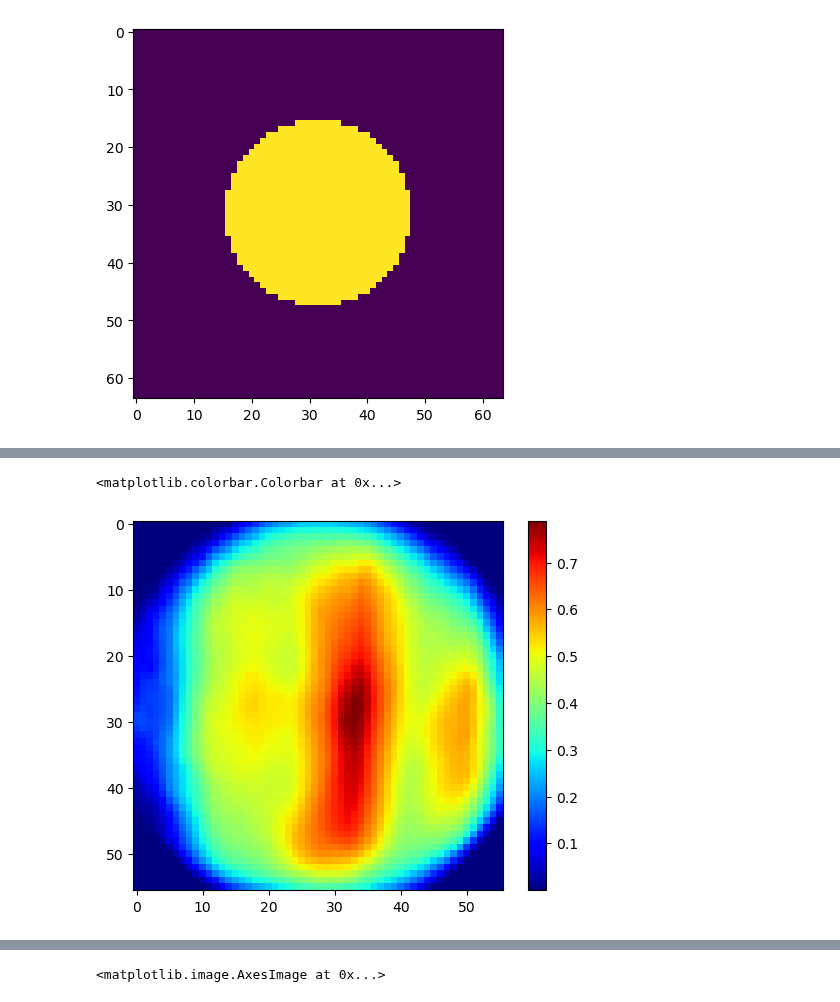
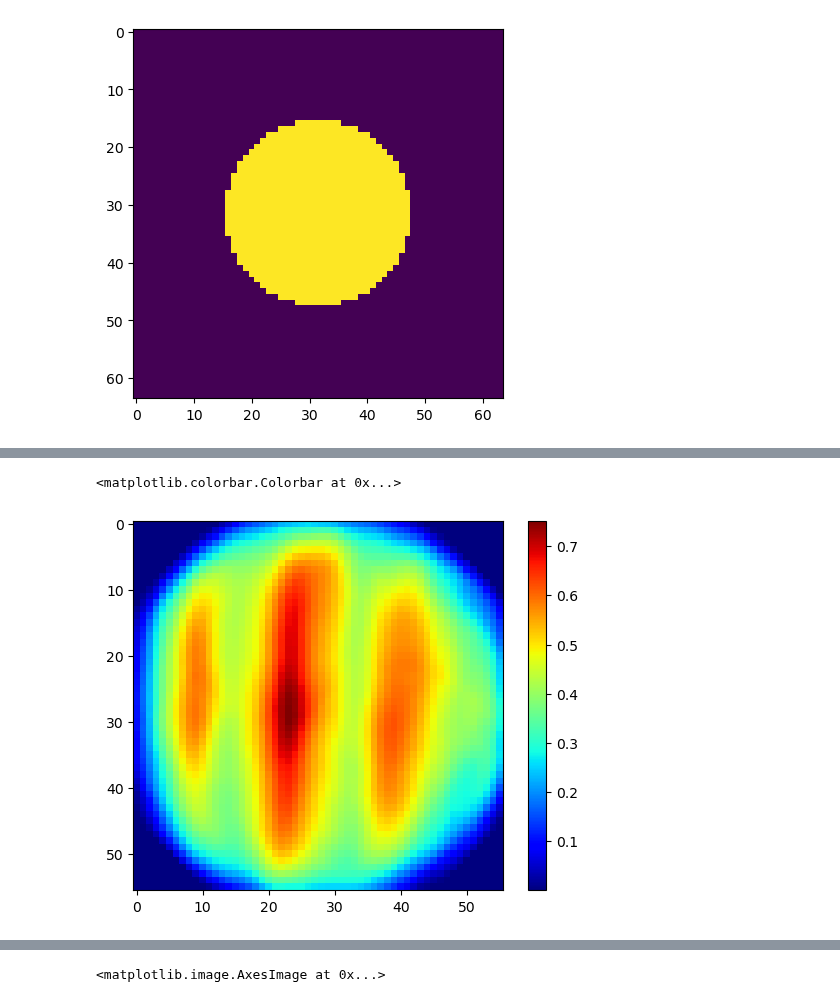
Before and after one commit to hoidn/PtychoPINN, a Jupyter notebook: notebooks/position_correction_2.ipynb, the cells around one changed output, grey strips where cells are left out. Saved outputs shown, nothing was run; the diff lists cells and outputs as text; code cells hidden in the pictures.

```diff
--- a/notebooks/position_correction_2.ipynb
+++ b/notebooks/position_correction_2.ipynb
@@ -25,6 +25,7 @@ obj = np.load('recon_2x2_1x1_with_positions.npz')
 import ptycho.tf_helper as hh
 
 imgs, coords = obj['imgs'], obj['coords']
+#imgs, coords, nn_indices = obj['imgs'], obj['coords'], obj['nn_indices']
 
 mask = hh.mk_centermask(imgs, N, 4, kind = 'center')
 imgs = np.array(imgs * mask)
@@ -52,9 +53,17 @@ imgs = imgs * mask
 
 
 def torch_cross_image_full(im1, im2, submean = False,
-                          return_complex = False, convolve = False):
+                          return_complex = False, convolve = False,
+                          abs = False,
+                          angle = False):
     # convolution instead of cross correlation
     # Subtract the mean
+    if abs:
+        im1 = torch.abs(im1)
+        im2 = torch.abs(im2)
+    if angle:
+        im1 = torch.angle(im1)
+        im2 = torch.angle(im2)
     if submean:
         im1_gray = im1 - torch.mean(im1, axis = [1, 2])[:, None, None]
         im2_gray = im2 - torch.mean(im2, axis = [1, 2])[:, None, None]
@@ -248,7 +216,6 @@ torch.Size([25, 1, 2, 4])
 # %%
-mm = 4
-plt.imshow(ccorr2s[24, mm: -mm, mm: -mm, 3], cmap = 'jet')
+plt.imshow(ccorr2s[12, mm: -mm, mm: -mm, 3], cmap = 'jet')
 plt.colorbar()
 # %% [output]
 <matplotlib.colorbar.Colorbar at 0x...>
-[figure, old version]
+[figure, new version]
```
Also changed, not shown: parts of 15 cells of this notebook, 1 other file.
